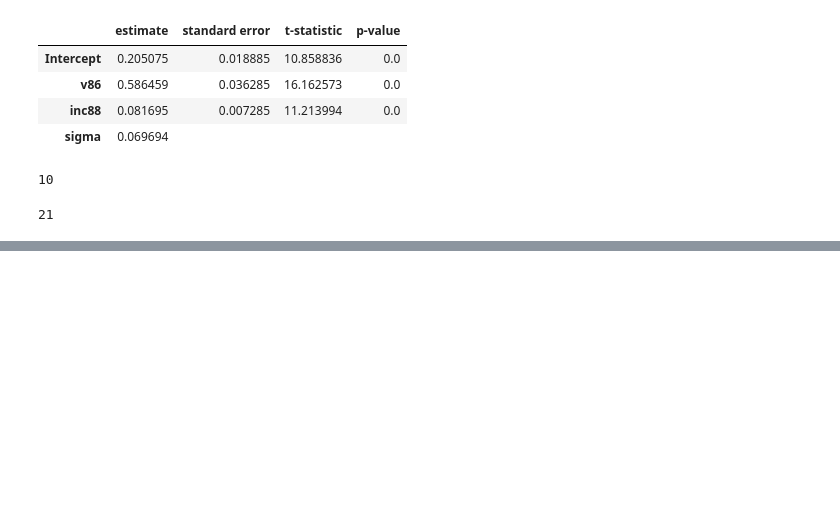
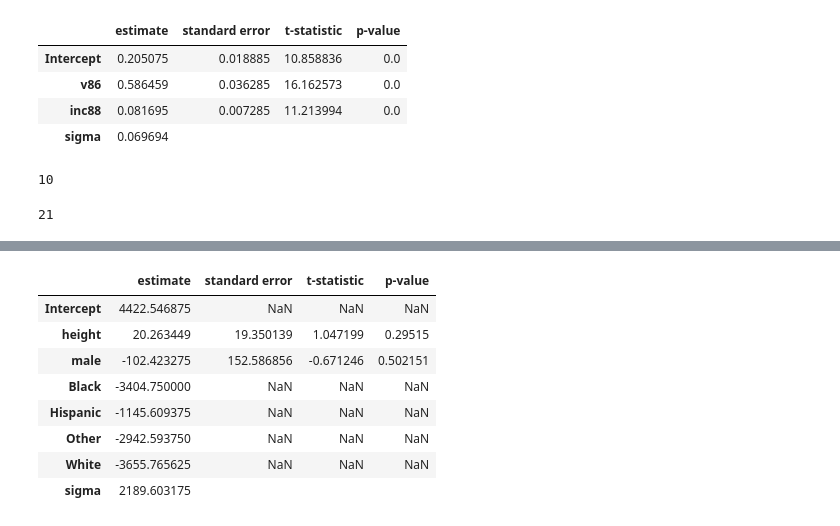
Before and after one commit to mgreenbe/DATA335W2025, a Jupyter notebook: code/2linearregression.ipynb, the cells around one changed output, grey strips where cells are left out. Cells and saved outputs as stored; diff of their text form; code cells hidden in the pictures; blank space fills up the shorter version.

```diff
--- a/code/2linearregression.ipynb
+++ b/code/2linearregression.ipynb
@@ -1362,0 +1422,12 @@ sum(dem_win_obs != dem_win_pred)
+# %%
+lm("weight ~ height + male + Black + Hispanic + Other + White", data)
+# %% [output]
+|  | estimate | standard error | t-statistic | p-value |
+| Intercept | 4422.546875 | NaN | NaN | NaN |
+| height | 20.263449 | 19.350139 | 1.047199 | 0.29515 |
+| male | -102.423275 | 152.586856 | -0.671246 | 0.502151 |
+| Black | -3404.750000 | NaN | NaN | NaN |
+| Hispanic | -1145.609375 | NaN | NaN | NaN |
+| Other | -2942.593750 | NaN | NaN | NaN |
+| White | -3655.765625 | NaN | NaN | NaN |
+| sigma | 2189.603175 |  |  |  |
```
Also changed, not shown: parts of 17 cells of this notebook, 1 other file.
